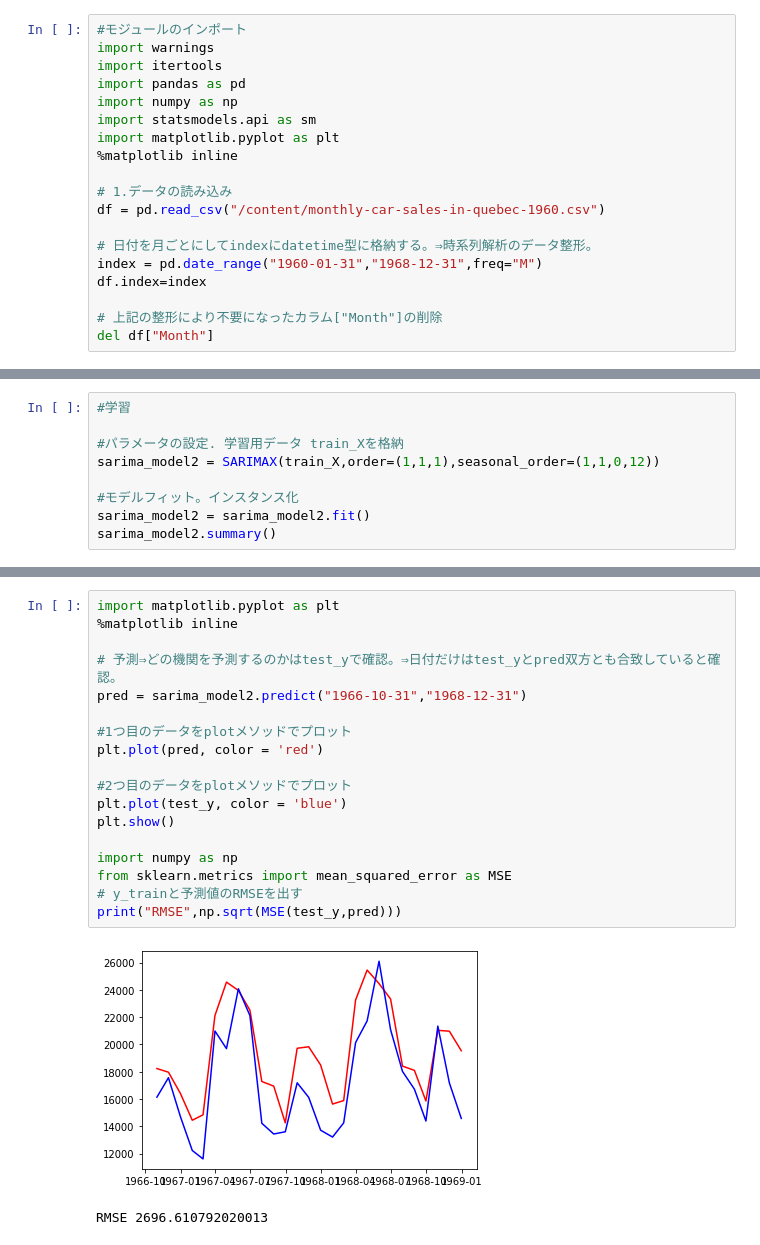
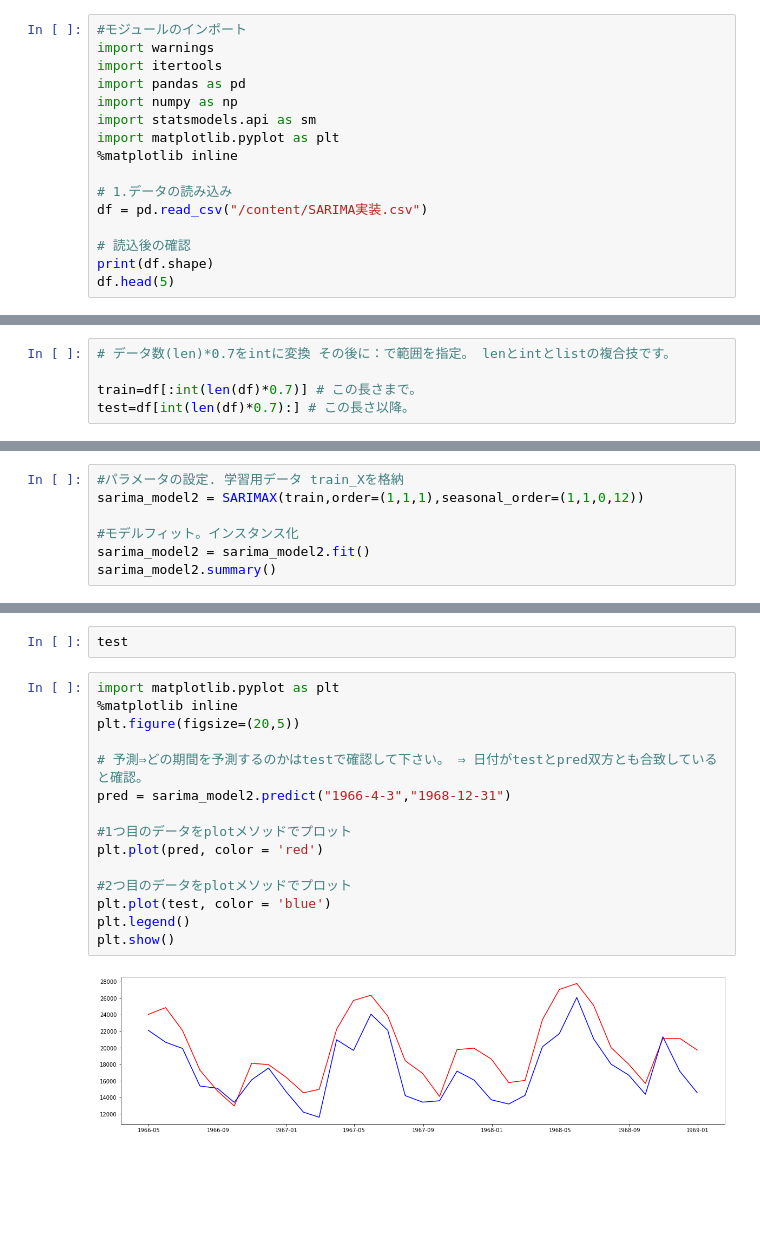
Before and after one commit to Ken-huea/Time-series-analysis, a Jupyter notebook: sarimaまとめ.ipynb, the cells around one changed output, grey strips where cells are left out. Drawn from its saved outputs; the diff is of its cells as text; blank space fills up the shorter version.

```diff
--- a/sarimaまとめ.ipynb
+++ b/sarimaまとめ.ipynb
@@ -29,11 +16,8 @@ import matplotlib.pyplot as plt
 %matplotlib inline
 
 # 1.データの読み込み
-df = pd.read_csv("/content/monthly-car-sales-in-quebec-1960.csv")
+df = pd.read_csv("/content/SARIMA実装.csv")
 
-# 日付を月ごとにしてindexにdatetime型に格納する。⇒時系列解析のデータ整形。
-index = pd.date_range("1960-01-31","1968-12-31",freq="M")
-df.index=index
-
-# 上記の整形により不要になったカラム["Month"]の削除
-del df["Month"]
+# 読込後の確認
+print(df.shape)
+df.head(5)
@@ -47,0 +62,5 @@ train_X,test_X, train_y,test_y  = train_test_split(df,y,random_state=42, shuffle
+# %%
+# データ数(len)*0.7をintに変換 その後に：で範囲を指定。 lenとintとlistの複合技です。
+
+train=df[:int(len(df)*0.7)] # この長さまで。
+test=df[int(len(df)*0.7):] # この長さ以降。
@@ -81,8 +119,6 @@ print('AIC最小のモデル：', best_result)
 # %%
-#学習
-
 #パラメータの設定. 学習用データ train_Xを格納
-sarima_model2 = SARIMAX(train_X,order=(1,1,1),seasonal_order=(1,1,0,12))
+sarima_model2 = SARIMAX(train,order=(1,1,1),seasonal_order=(1,1,0,12))
 
 #モデルフィット。インスタンス化
 sarima_model2 = sarima_model2.fit()
@@ -112,21 +147,19 @@ test_y
+# %%
+test
 # %%
 import matplotlib.pyplot as plt
 %matplotlib inline
+plt.figure(figsize=(20,5))
 
-# 予測⇒どの機関を予測するのかはtest_yで確認。⇒日付だけはtest_yとpred双方とも合致していると確認。
-pred = sarima_model2.predict("1966-10-31","1968-12-31")
+# 予測⇒どの期間を予測するのかはtestで確認して下さい。 ⇒ 日付がtestとpred双方とも合致していると確認。
+pred = sarima_model2.predict("1966-4-3","1968-12-31")
 
 #1つ目のデータをplotメソッドでプロット
 plt.plot(pred, color = 'red')
 
 #2つ目のデータをplotメソッドでプロット
-plt.plot(test_y, color = 'blue')
+plt.plot(test, color = 'blue')
+plt.legend()
 plt.show()
-
-import numpy as np
-from sklearn.metrics import mean_squared_error as MSE
-# y_trainと予測値のRMSEを出す
-print("RMSE",np.sqrt(MSE(test_y,pred)))
 # %% [output]
-[figure, old version]
+[figure, new version]
-RMSE 2696.610792020013
```
Also changed, not shown: parts of 18 cells of this notebook.
